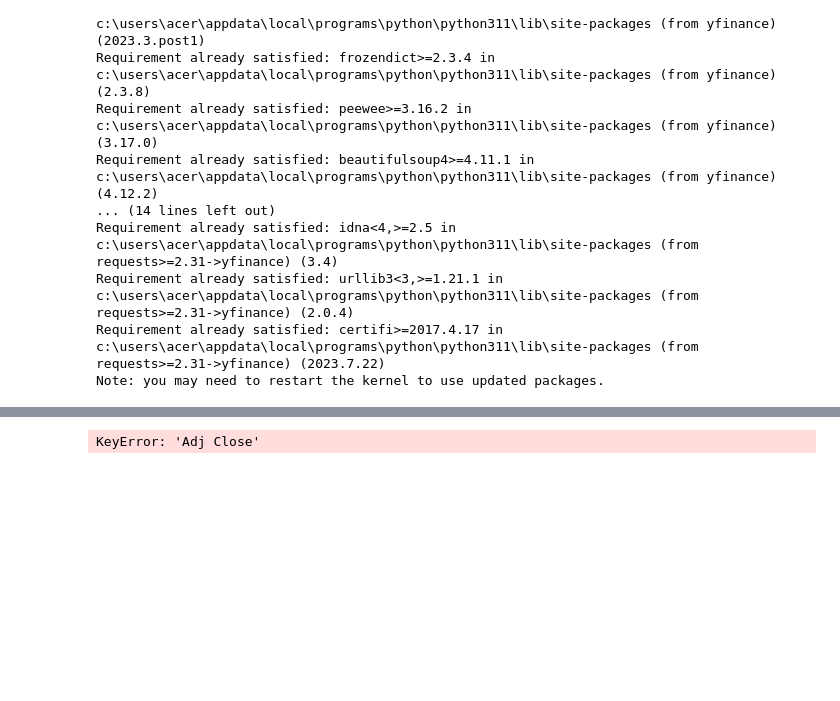
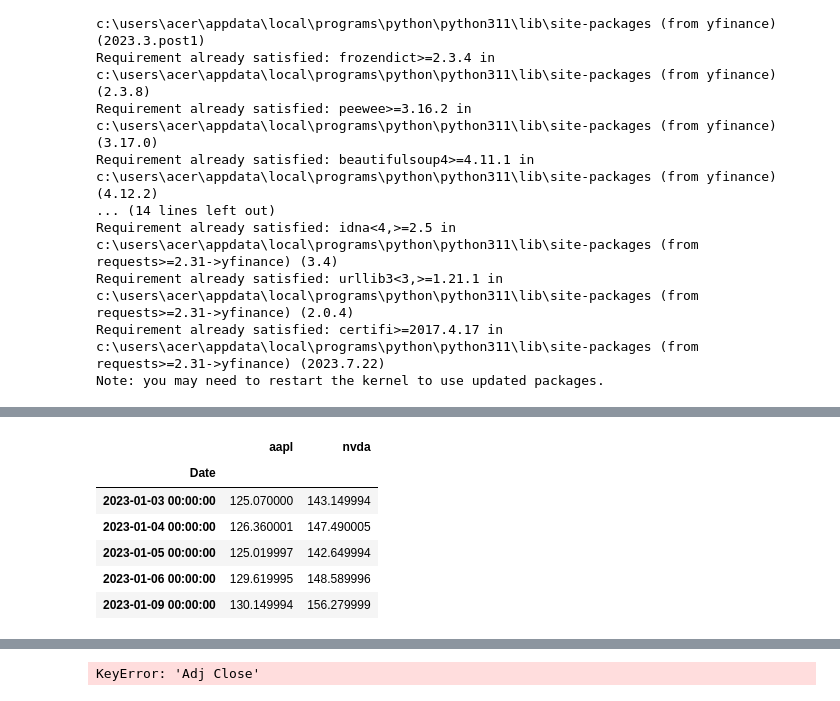
Before and after one commit to ThGreatExplorer/DRP_Statistical_Arbitrage, a Jupyter notebook: S&P500Sample.ipynb, the cells around one changed output, grey strips where cells are left out. Drawn from its saved outputs; the diff is of its cells as text; code cells hidden in the pictures; blank space fills up the shorter version.

```diff
--- a/S&P500Sample.ipynb
+++ b/S&P500Sample.ipynb
@@ -40,0 +48,12 @@ data = yf.download(sp500_tickers, start="2023-01-01", end="2023-10-01", group_by
+# %%
+df = pd.concat([data['AAPL']['Close'], data['NVDA']['Close']], axis=1)
+df.columns = ['aapl', 'nvda']
+df.head()
+# %% [output]
+|  | aapl | nvda |
+| Date |  |  |
+| 2023-01-03 00:00:00 | 125.070000 | 143.149994 |
+| 2023-01-04 00:00:00 | 126.360001 | 147.490005 |
+| 2023-01-05 00:00:00 | 125.019997 | 142.649994 |
+| 2023-01-06 00:00:00 | 129.619995 | 148.589996 |
+| 2023-01-09 00:00:00 | 130.149994 | 156.279999 |
```
Also changed, not shown: parts of 5 cells of this notebook.
